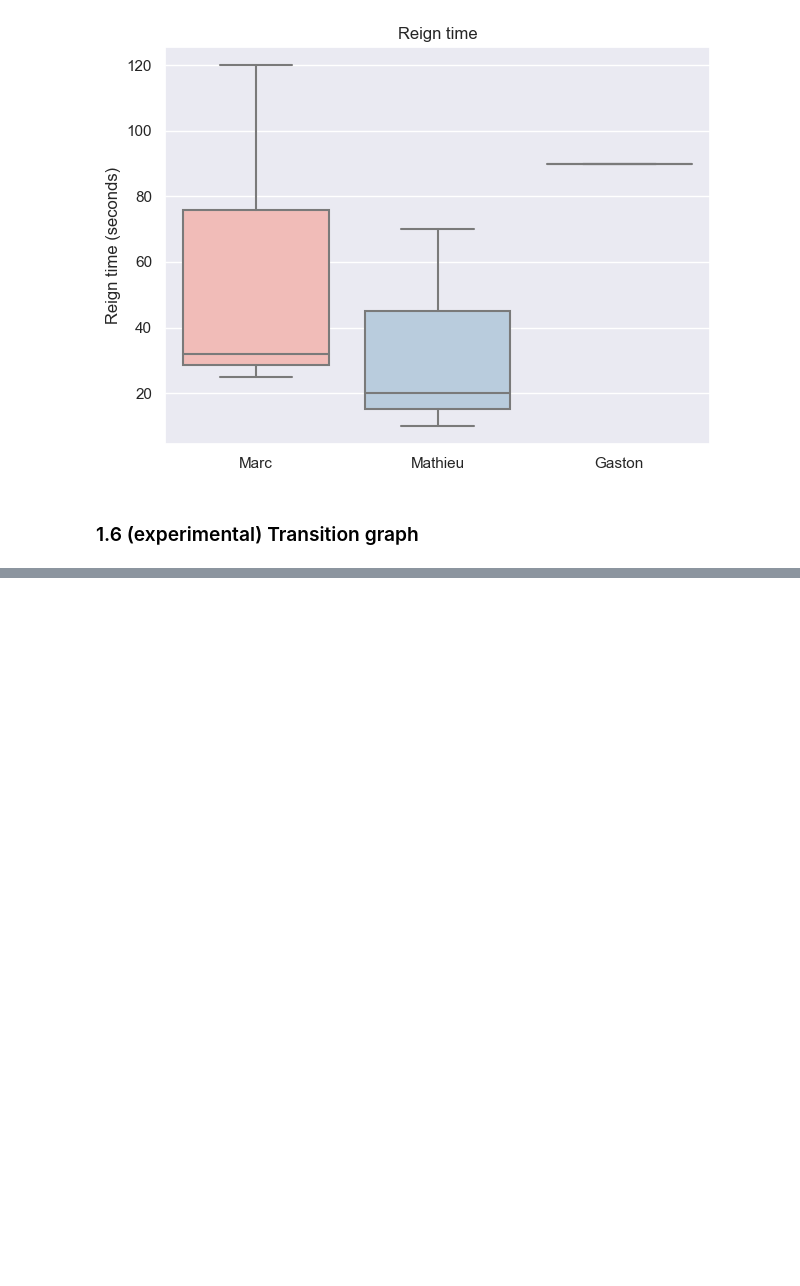
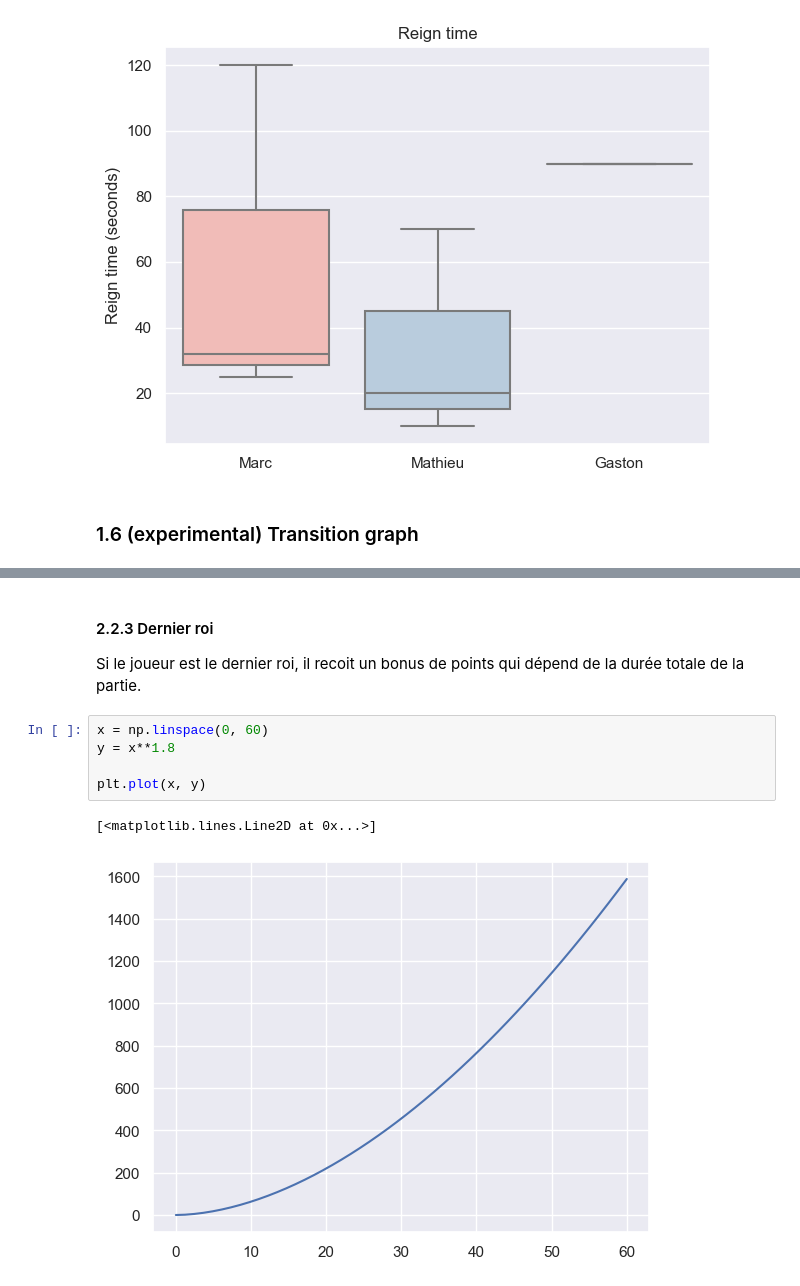
Before and after one commit to Wolgamonox/koth-ping-pong-website, a Jupyter notebook: analysis_exploration/analysis_exploration.ipynb, the cells around one changed output, grey strips where cells are left out. Saved outputs shown, nothing was run; the diff lists cells and outputs as text; blank space fills up the shorter version.

```diff
--- a/analysis_exploration/analysis_exploration.ipynb
+++ b/analysis_exploration/analysis_exploration.ipynb
@@ -293,0 +364,11 @@ First king: Marc | Last king: Marc
+# %% [markdown]
+#### 2.2.3 Dernier roi
+Si le joueur est le dernier roi, il recoit un bonus de points qui dépend de la durée totale de la partie.
+# %%
+x = np.linspace(0, 60)
+y = x**1.8
+
+plt.plot(x, y)
+# %% [output]
+[<matplotlib.lines.Line2D at 0x...>]
+[figure, added]
```
Also changed, not shown: parts of 29 cells of this notebook, 1 other file.
